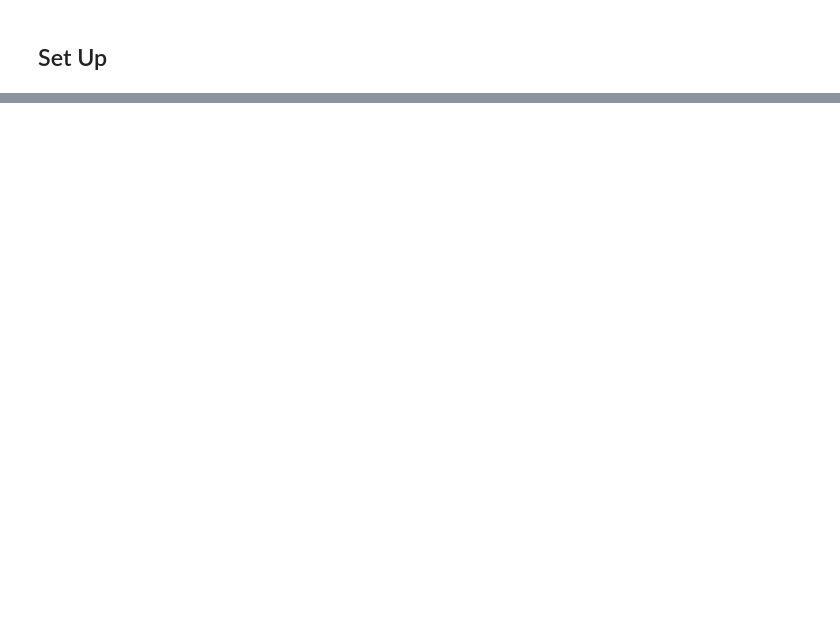
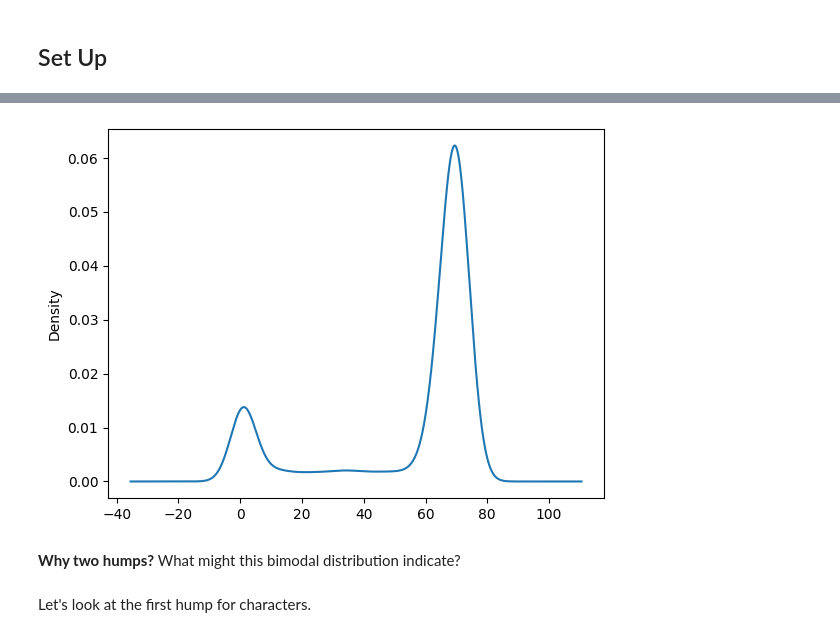
Before and after one commit to ontoligent/DS5001-PUB, a Jupyter notebook: uva-ds-5001-m02-01-importing-persuasion.ipynb, the cells around one changed output, grey strips where cells are left out. Cells and saved outputs as stored; diff of their text form; code cells hidden in the pictures; blank space fills up the shorter version.

```diff
--- a/uva-ds-5001-m02-01-importing-persuasion.ipynb
+++ b/uva-ds-5001-m02-01-importing-persuasion.ipynb
@@ -414,0 +124,8 @@ VOCAB.index.name = 'term_id'
+# %%
+text.len.plot.kde();
+# %% [output]
+[figure, added]
+# %% [markdown]
+**Why two humps?** What might this bimodal distribution indicate?
+# %% [markdown]
+Let's look at the first hump for characters.
```
Also changed, not shown: parts of 131 cells of this notebook.
